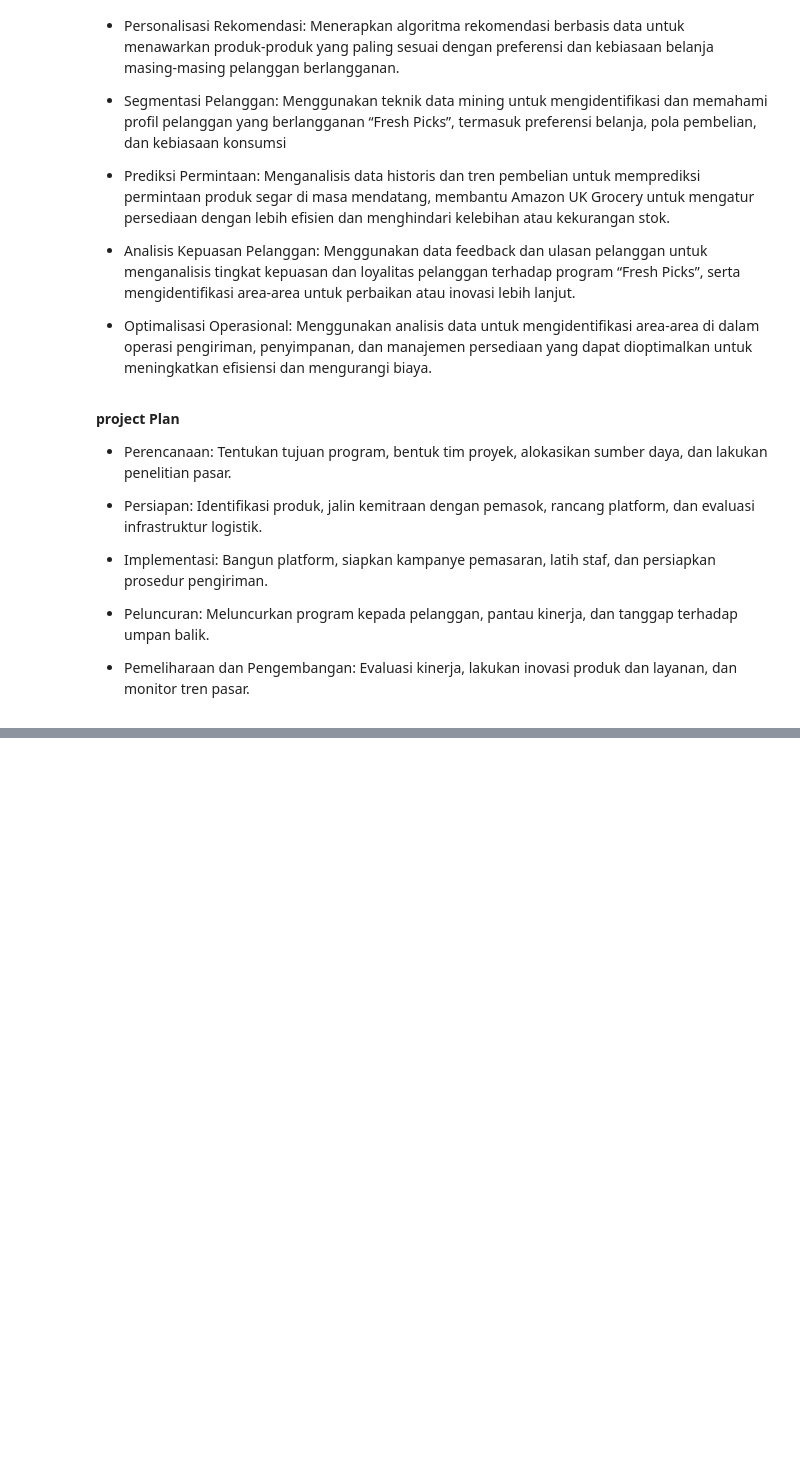
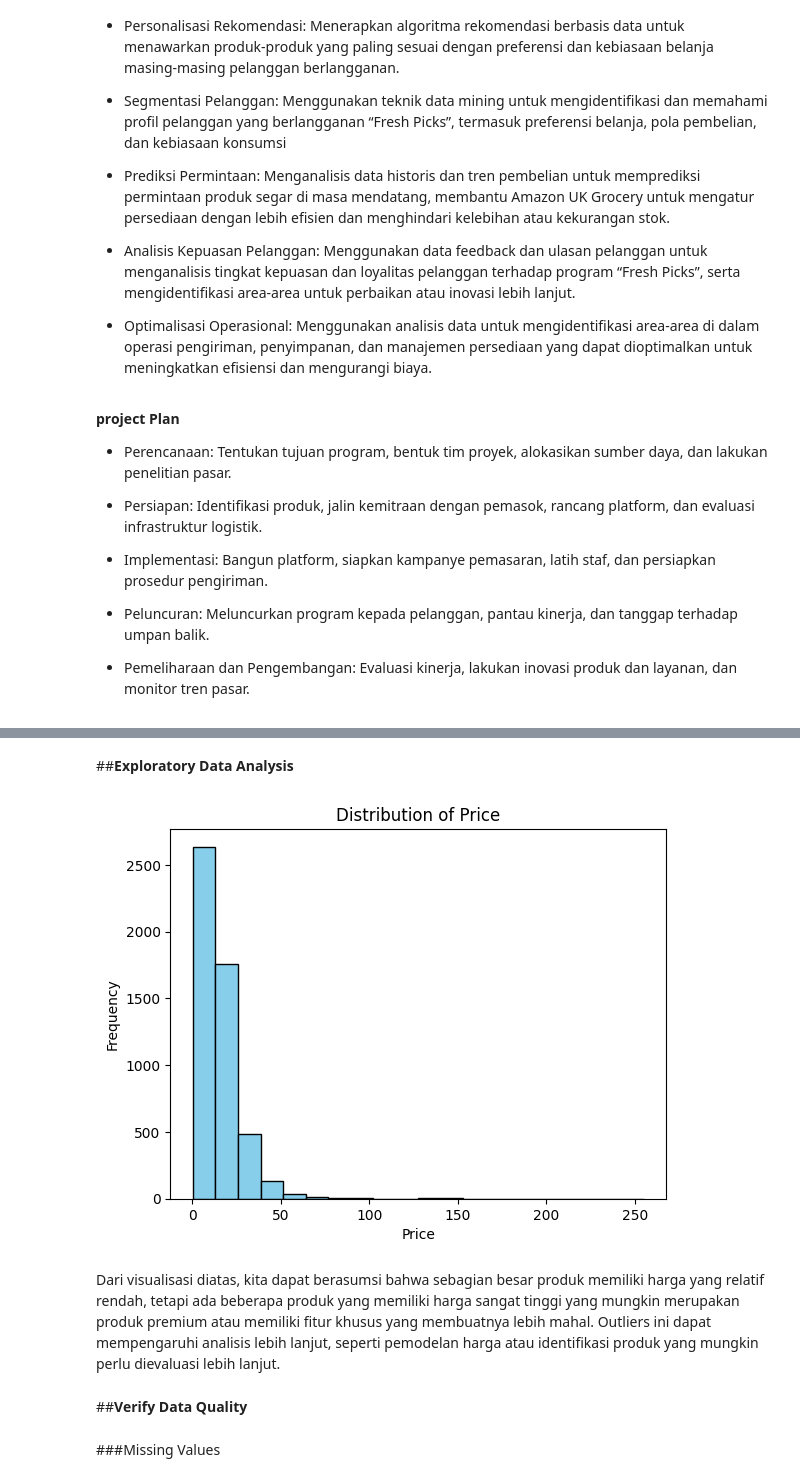
Before and after one commit to raffithoriq/tugas-Data-Mining-, a Jupyter notebook: Tugas_1_Data_Mining.ipynb, the cells around one changed output, grey strips where cells are left out. Saved outputs shown, nothing was run; the diff lists cells and outputs as text; code cells hidden in the pictures; blank space fills up the shorter version.

```diff
--- a/Tugas_1_Data_Mining.ipynb
+++ b/Tugas_1_Data_Mining.ipynb
@@ -63,0 +87,3 @@
+# %%
+df_file = pd.read_csv("dataset.csv")
+df_file.head()
@@ -63,0 +387,16 @@
+# %% [markdown]
+##**Exploratory Data Analysis**
+# %%
+plt.hist(df_file['Price'], bins=20, color='skyblue', edgecolor='black')
+plt.title('Distribution of Price')
+plt.xlabel('Price')
+plt.ylabel('Frequency')
+plt.show()
+# %% [output]
+[figure, added]
+# %% [markdown]
+Dari visualisasi diatas, kita dapat berasumsi bahwa sebagian besar produk memiliki harga yang relatif rendah, tetapi ada beberapa produk yang memiliki harga sangat tinggi yang mungkin merupakan produk premium atau memiliki fitur khusus yang membuatnya lebih mahal. Outliers ini dapat mempengaruhi analisis lebih lanjut, seperti pemodelan harga atau identifikasi produk yang mungkin perlu dievaluasi lebih lanjut.
+# %% [markdown]
+##**Verify Data Quality**
+# %% [markdown]
+###Missing Values
```
Also changed, not shown: parts of 31 cells of this notebook.
